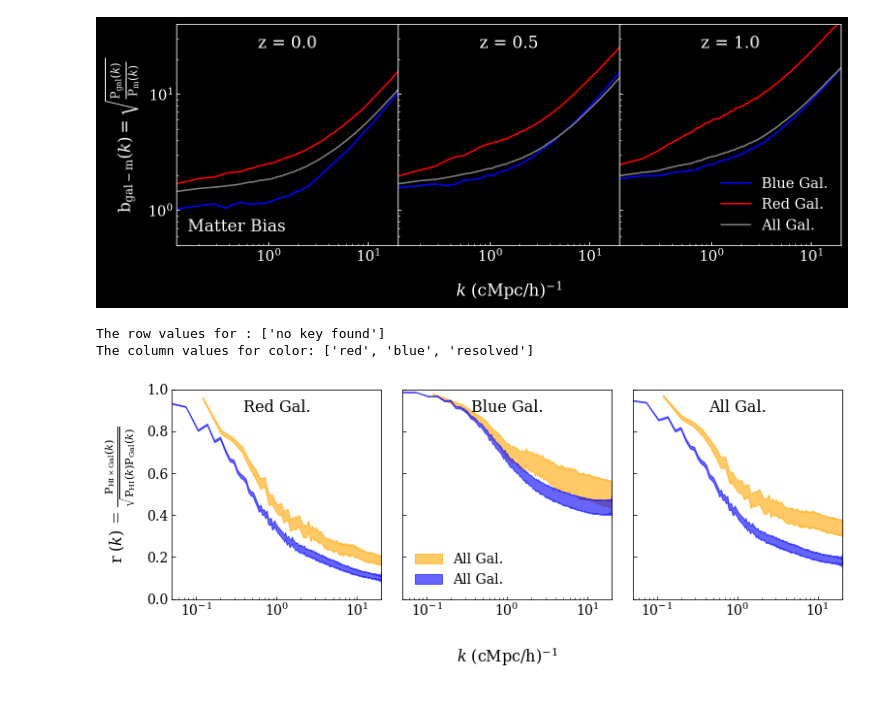
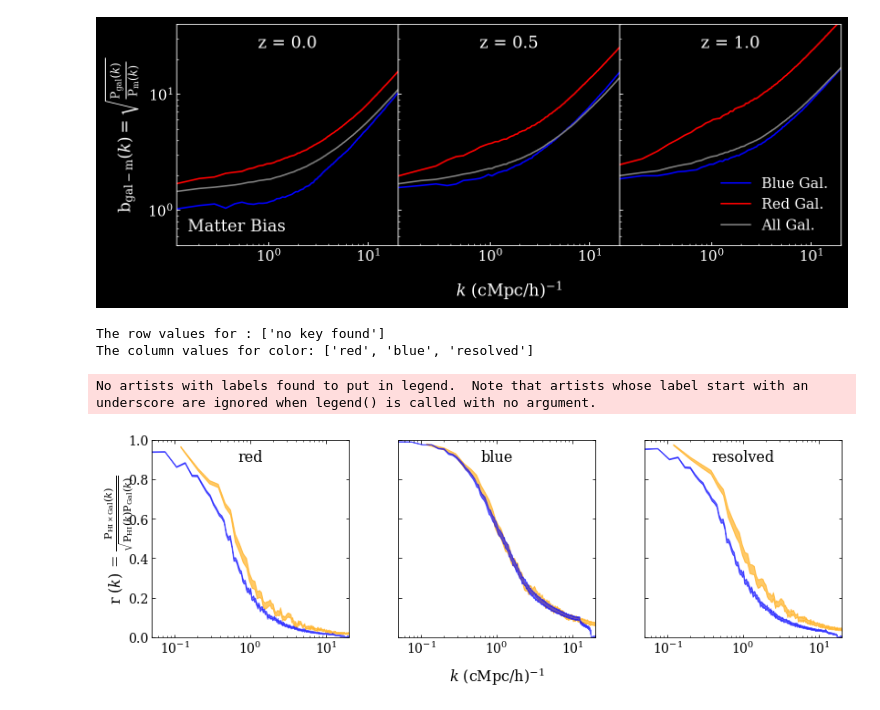
Before and after one commit to calvinosinga/hcolor, a Jupyter notebook: fig_md_analysis/Bias/bias_figures.ipynb, the cells around one changed output. Cells and saved outputs as stored; diff of their text form; code cells hidden in the pictures.

```diff
--- a/fig_md_analysis/Bias/bias_figures.ipynb
+++ b/fig_md_analysis/Bias/bias_figures.ipynb
@@ -457,23 +498,23 @@ The column values for snapshot: [99, 67, 50]
 [0, 0.6]
 [figure]
 # %%
-ip = {'is_auto':False, 'post_process':'corr_coef', 'HI_fieldname':['vn', 'hiptl'], 'space':'real', 'gal_res':'diemer',
-      'gal_species':'stmass', 'snapshot':[99], 'simname':['tng300', 'tng100'],
+ip = {'is_auto':False, 'post_process':'corr_coef', 'HI_fieldname':['vn', 'hiptl'], 'space':'redshift', 'gal_res':'diemer',
+      'gal_species':'stmass', 'snapshot':[99], 'simname':['tng300', 'tng100', 'tng100-2'],
       'censat':['no key found', 'both'], 'mas':'CICW', 'color': ['red', 'blue', 'resolved'],
-     'path':'fiducial'}
+     'path':['fiducial', 'low-2']}
 ccfg = ds.figrid("simname", "", 'color', ip)
 ccfg.plotArgs({"simname":'tng100'}, color = 'orange')
 ccfg.plotArgs({'simname':'tng300'}, color = 'blue')
 ccfg.plotArgs({'simname':'tng100-2'}, color = 'red')
 ccfg.autoFill(alpha = 0.6)
-ccfg.gspecArgs(yborder = [0, 0.33], **gspec)
 ccfg.setDefaultTicksParams()
 ccfg.setYLabel(pplib.cclab("HI", "Gal"))
 ccfg.legendArgs(slc = (0,1), loc = 'lower left')
 # ccfg.rowLabels(["HI-Galaxy Correlation"])
 ccfg.axisArgs(yscale = 'linear', ylim = (0, 1), xlim = (.05, 20))
 ccfg.plot()
 # %% [output]
 The row values for : ['no key found']
 The column values for color: ['red', 'blue', 'resolved']
+No artists with labels found to put in legend.  Note that artists whose label start with an underscore are ignored when legend() is called with no argument.
-[figure, old version]
+[figure, new version]
```
Also changed, not shown: parts of 18 cells of this notebook, 20 other files.
